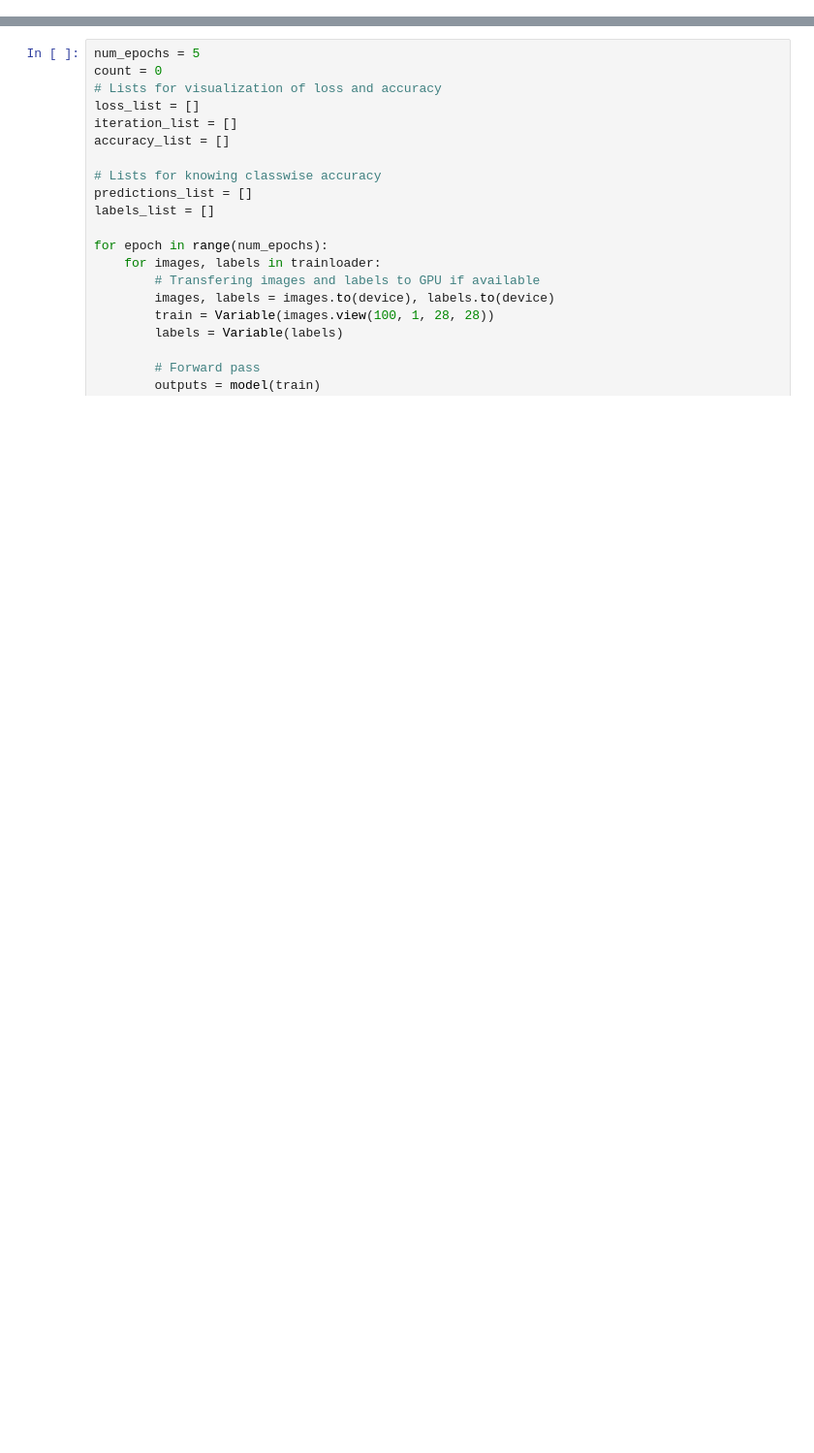
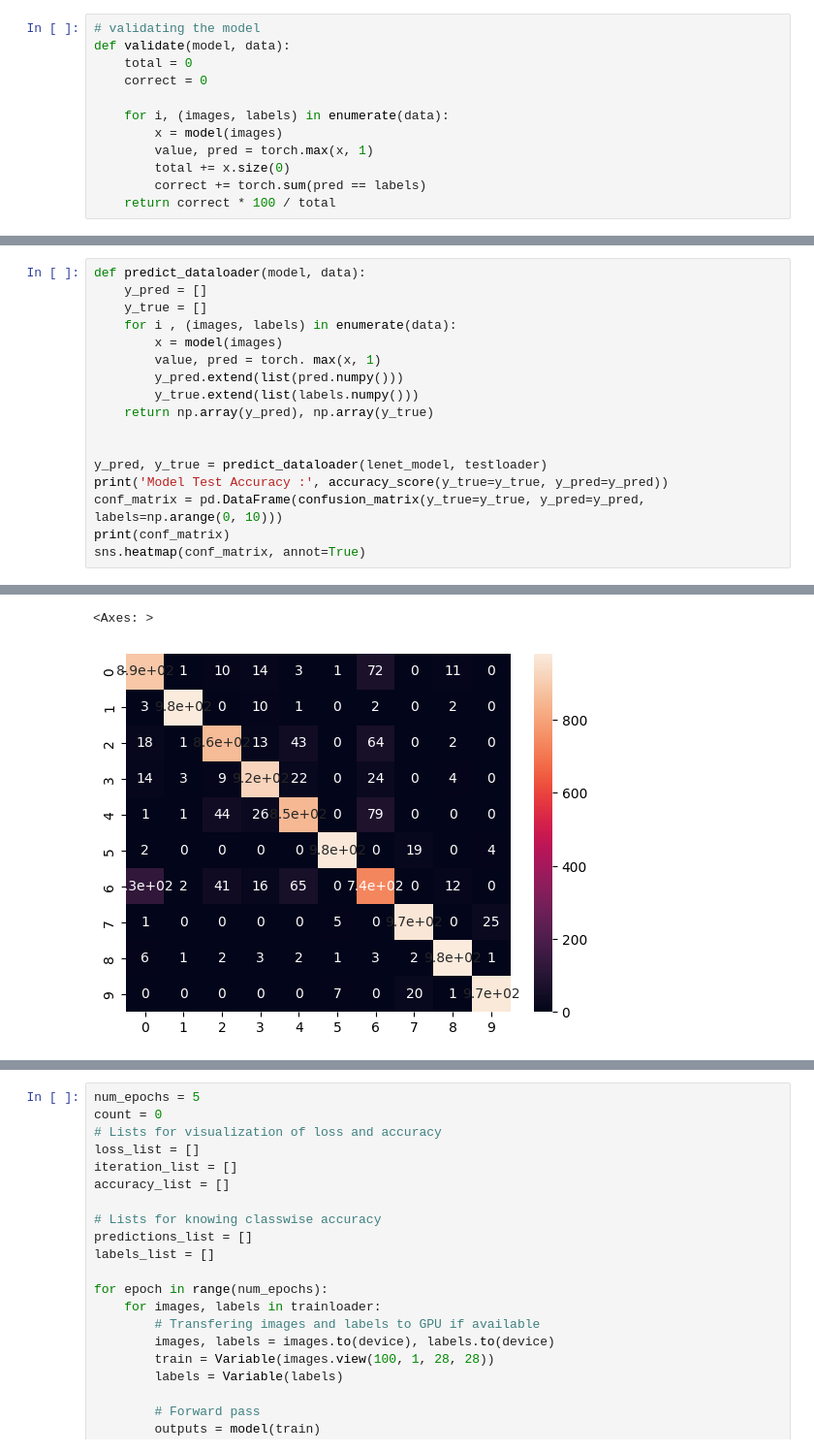
Before and after one commit to ParimiHarsha/FashionMNIST-Classification, a Jupyter notebook: FashionMNIST_classification.ipynb, the cells around one changed output, grey strips where cells are left out. Shown at 97% size. Drawn from its saved outputs; the diff is of its cells as text; blank space fills up the shorter version.

```diff
--- a/FashionMNIST_classification.ipynb
+++ b/FashionMNIST_classification.ipynb
@@ -100,0 +98,12 @@ for id in np.arange(20):
+# %%
+# validating the model
+def validate(model, data):
+    total = 0
+    correct = 0
+
+    for i, (images, labels) in enumerate(data):
+        x = model(images)
+        value, pred = torch.max(x, 1)
+        total += x.size(0)
+        correct += torch.sum(pred == labels)
+    return correct * 100 / total
@@ -100,0 +163,18 @@ for id in np.arange(20):
+# %%
+def predict_dataloader(model, data):
+    y_pred = []
+    y_true = []
+    for i , (images, labels) in enumerate(data):
+        x = model(images)
+        value, pred = torch. max(x, 1)
+        y_pred.extend(list(pred.numpy()))
+        y_true.extend(list(labels.numpy()))
+    return np.array(y_pred), np.array(y_true)
+
+
+y_pred, y_true = predict_dataloader(lenet_model, testloader)
+print('Model Test Accuracy :', accuracy_score(y_true=y_true, y_pred=y_pred))
+conf_matrix = pd.DataFrame(confusion_matrix(y_true=y_true, y_pred=y_pred, labels=np.arange(0, 10)))
+print(conf_matrix)
+sns.heatmap(conf_matrix, annot=True)
+# %% [output]
@@ -100,0 +193,2 @@ for id in np.arange(20):
+<Axes: >
+[figure, added]
```
Also changed, not shown: parts of 20 cells of this notebook, 21 other files.
